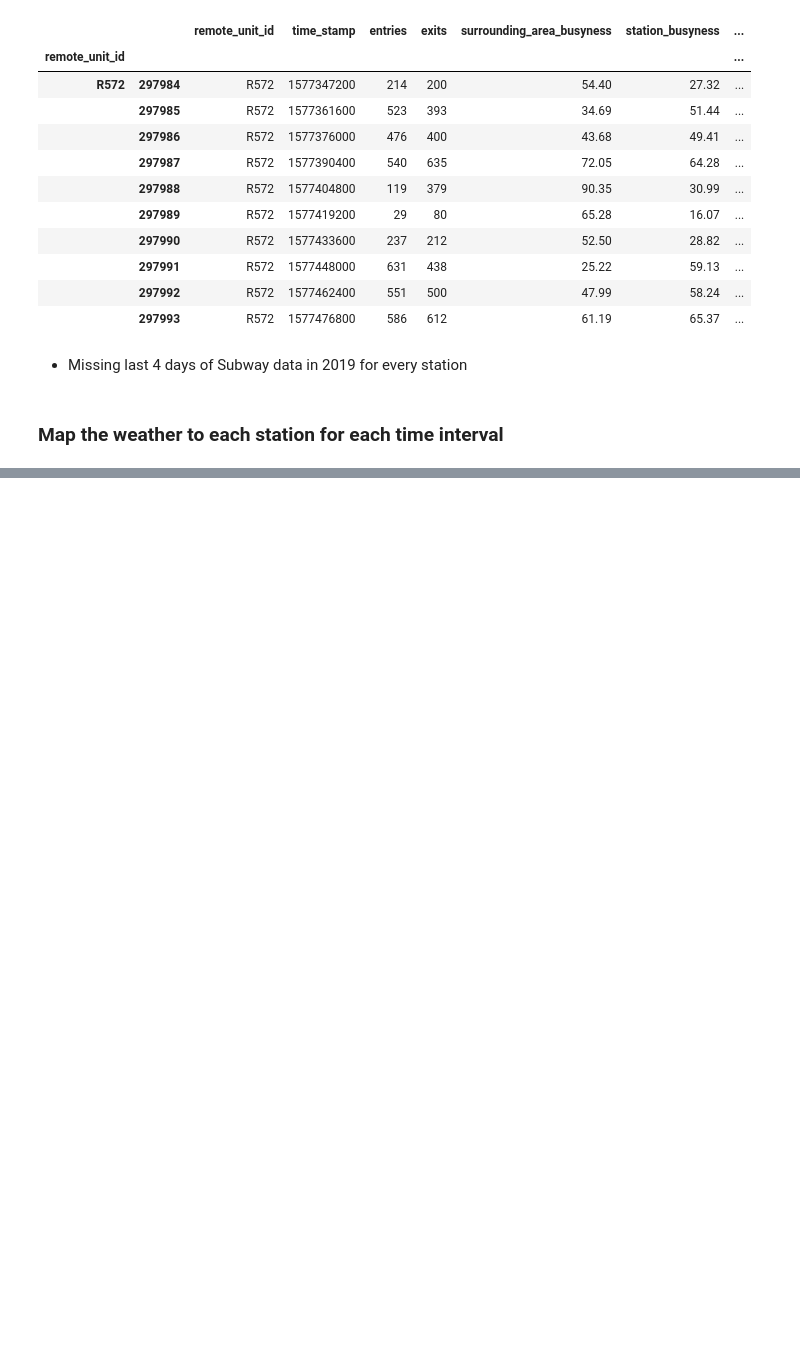
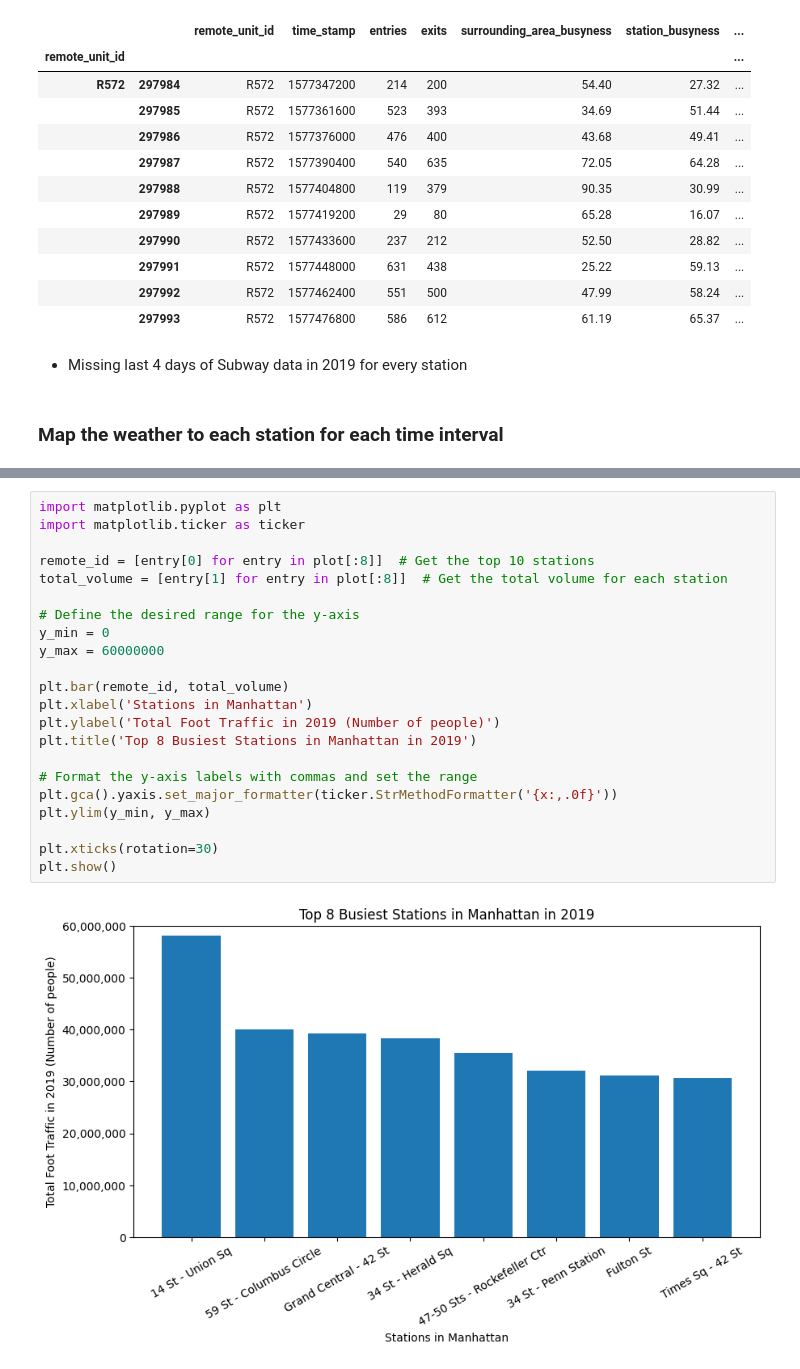
Before and after one commit to Fei117117/NYSeeNow, a Jupyter notebook: NYSeeNow-ML/SubwayData/ml_subway.ipynb, the cells around one changed output, grey strips where cells are left out. Saved outputs shown, nothing was run; the diff lists cells and outputs as text; blank space fills up the shorter version.

```diff
--- a/NYSeeNow-ML/SubwayData/ml_subway.ipynb
+++ b/NYSeeNow-ML/SubwayData/ml_subway.ipynb
@@ -301,0 +343,24 @@ df_busyness.tail(10)
+# %%
+import matplotlib.pyplot as plt
+import matplotlib.ticker as ticker
+
+remote_id = [entry[0] for entry in plot[:8]]  # Get the top 10 stations
+total_volume = [entry[1] for entry in plot[:8]]  # Get the total volume for each station
+
+# Define the desired range for the y-axis
+y_min = 0
+y_max = 60000000
+
+plt.bar(remote_id, total_volume)
+plt.xlabel('Stations in Manhattan')
+plt.ylabel('Total Foot Traffic in 2019 (Number of people)')
+plt.title('Top 8 Busiest Stations in Manhattan in 2019')
+
+# Format the y-axis labels with commas and set the range
+plt.gca().yaxis.set_major_formatter(ticker.StrMethodFormatter('{x:,.0f}'))
+plt.ylim(y_min, y_max)
+
+plt.xticks(rotation=30)
+plt.show()
+# %% [output]
+[figure, added]
```
Also changed, not shown: parts of 3 cells of this notebook.
